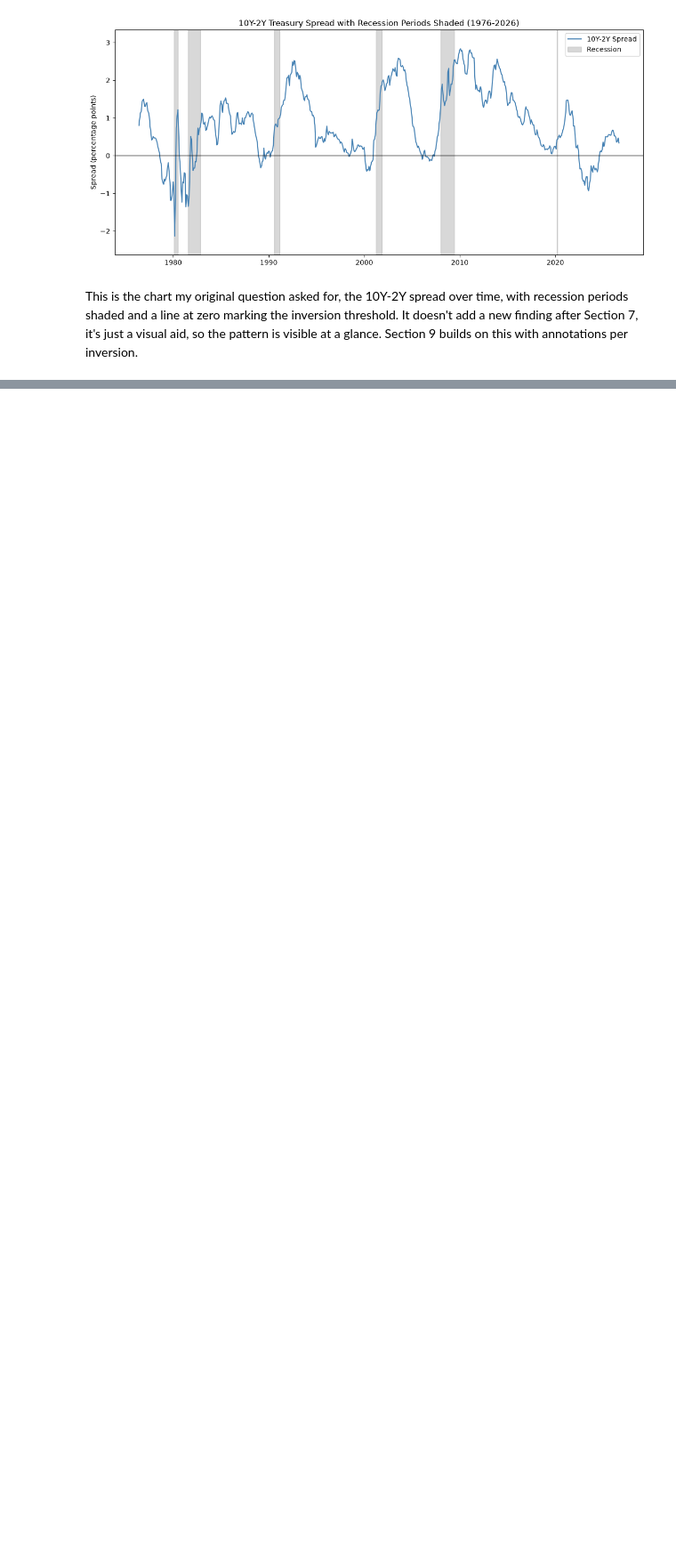
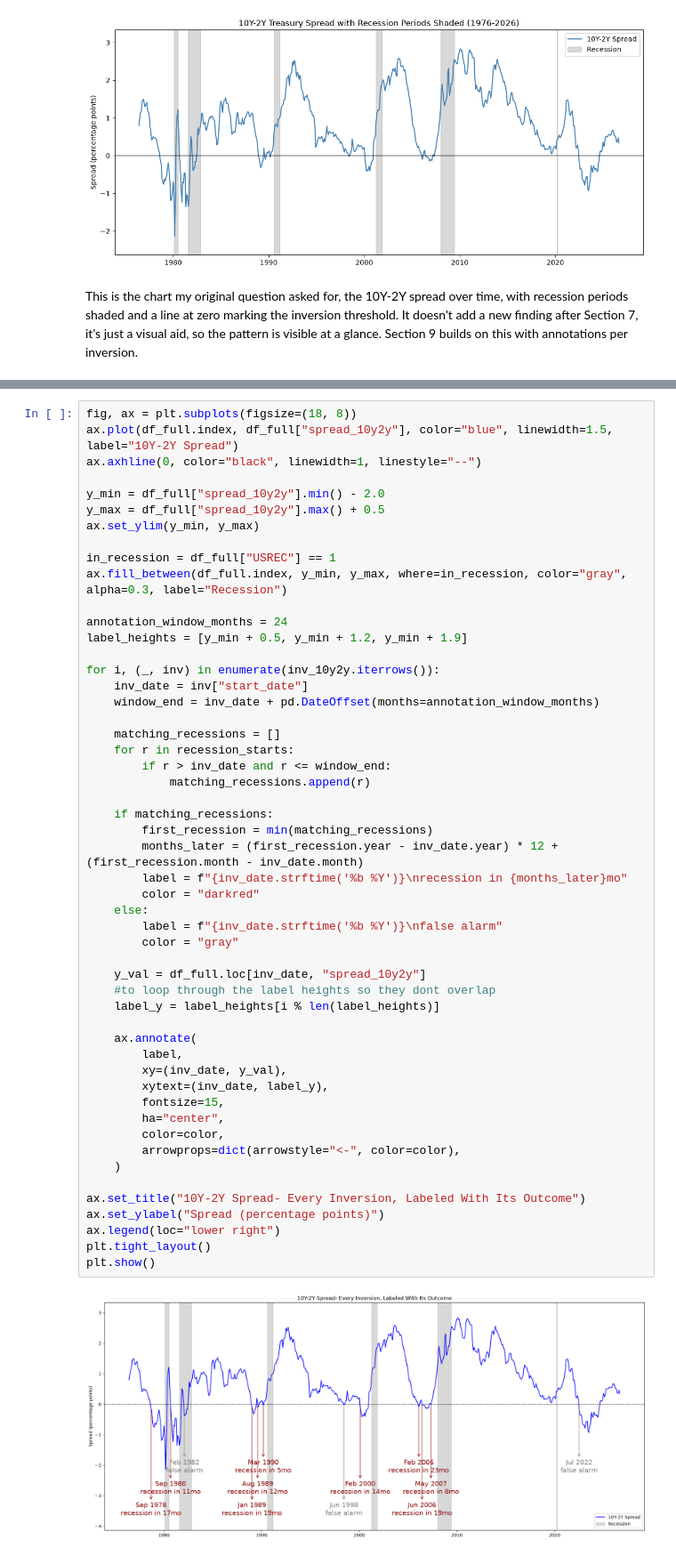
Before and after one commit to Mantra159/Inverted-yield-curve-recession-signal, a Jupyter notebook: yield_curve_analysis.ipynb, the cells around one changed output, grey strips where cells are left out. Shown at 89% size. Saved outputs shown, nothing was run; the diff lists cells and outputs as text; blank space fills up the shorter version.

```diff
--- a/yield_curve_analysis.ipynb
+++ b/yield_curve_analysis.ipynb
@@ -892,0 +895,54 @@ This is the chart my original question asked for, the 10Y-2Y spread over time, w
+# %%
+fig, ax = plt.subplots(figsize=(18, 8))
+ax.plot(df_full.index, df_full["spread_10y2y"], color="blue", linewidth=1.5, label="10Y-2Y Spread")
+ax.axhline(0, color="black", linewidth=1, linestyle="--")
+
+y_min = df_full["spread_10y2y"].min() - 2.0
+y_max = df_full["spread_10y2y"].max() + 0.5
+ax.set_ylim(y_min, y_max)
+
+in_recession = df_full["USREC"] == 1
+ax.fill_between(df_full.index, y_min, y_max, where=in_recession, color="gray", alpha=0.3, label="Recession")
+
+annotation_window_months = 24
+label_heights = [y_min + 0.5, y_min + 1.2, y_min + 1.9]
+
+for i, (_, inv) in enumerate(inv_10y2y.iterrows()):
+    inv_date = inv["start_date"]
+    window_end = inv_date + pd.DateOffset(months=annotation_window_months)
+
+    matching_recessions = []
+    for r in recession_starts:
+        if r > inv_date and r <= window_end:
+            matching_recessions.append(r)
+
+    if matching_recessions:
+        first_recession = min(matching_recessions)
+        months_later = (first_recession.year - inv_date.year) * 12 + (first_recession.month - inv_date.month)
+        label = f"{inv_date.strftime('%b %Y')}\nrecession in {months_later}mo"
+        color = "darkred"
+    else:
+        label = f"{inv_date.strftime('%b %Y')}\nfalse alarm"
+        color = "gray"
+
+    y_val = df_full.loc[inv_date, "spread_10y2y"]
+    #to loop through the label heights so they dont overlap
+    label_y = label_heights[i % len(label_heights)]
+
+    ax.annotate(
+        label,
+        xy=(inv_date, y_val),
+        xytext=(inv_date, label_y),
+        fontsize=15,
+        ha="center",
+        color=color,
+        arrowprops=dict(arrowstyle="<-", color=color),
+    )
+
+ax.set_title("10Y-2Y Spread- Every Inversion, Labeled With Its Outcome")
+ax.set_ylabel("Spread (percentage points)")
+ax.legend(loc="lower right")
+plt.tight_layout()
+plt.show()
+# %% [output]
+[figure, added]
```
Also changed, not shown: parts of 2 cells of this notebook.
